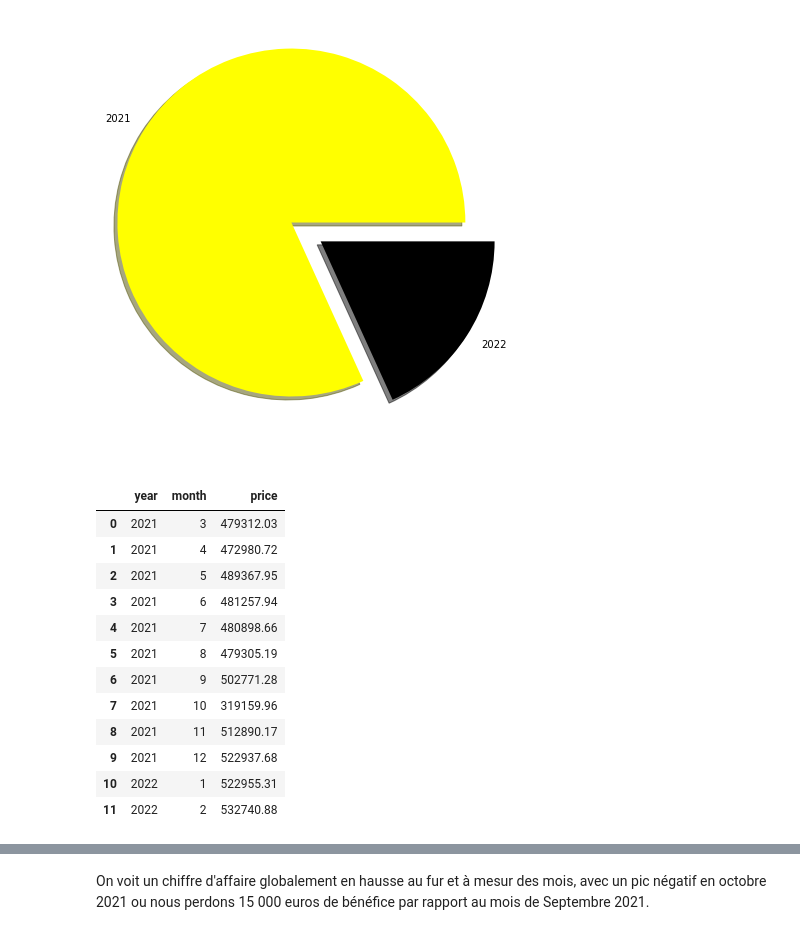
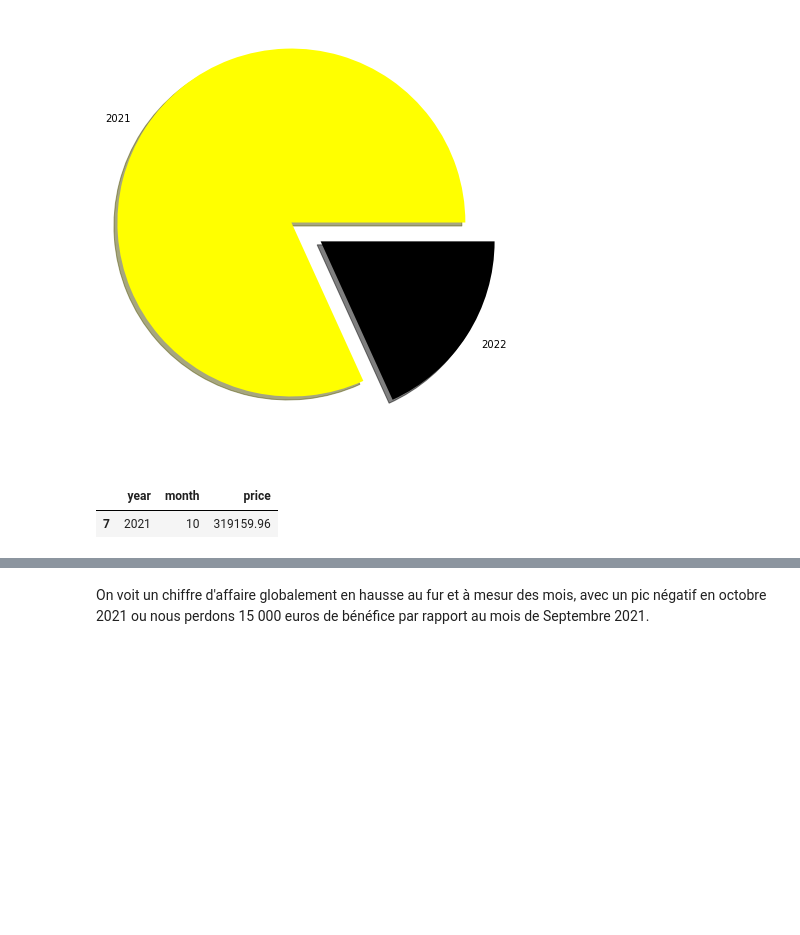
Before and after one commit to brmuloot/Book_Business, a Jupyter notebook: Book_business.ipynb, the cells around one changed output, grey strips where cells are left out. Drawn from its saved outputs; the diff is of its cells as text; code cells hidden in the pictures; blank space fills up the shorter version.

```diff
--- a/Book_business.ipynb
+++ b/Book_business.ipynb
@@ -517,21 +518,10 @@ plt.pie(test.price, labels = test.year,colors=["yellow","black"], explode = [0.2
 # %%
 date_price = pd.DataFrame(df[["price", "year", "month"]].groupby(['year', "month"]).sum())
 date_price.reset_index(inplace = True)
-date_price
+date_price[date_price.month == 10]
 # %% [output]
 |  | year | month | price |
-| 0 | 2021 | 3 | 479312.03 |
-| 1 | 2021 | 4 | 472980.72 |
-| 2 | 2021 | 5 | 489367.95 |
-| 3 | 2021 | 6 | 481257.94 |
-| 4 | 2021 | 7 | 480898.66 |
-| 5 | 2021 | 8 | 479305.19 |
-| 6 | 2021 | 9 | 502771.28 |
 | 7 | 2021 | 10 | 319159.96 |
-| 8 | 2021 | 11 | 512890.17 |
-| 9 | 2021 | 12 | 522937.68 |
-| 10 | 2022 | 1 | 522955.31 |
-| 11 | 2022 | 2 | 532740.88 |
 # %%
 year_month = ["Mar 2021", "Avr 2021", "May 2021", "Jun 2021", "Jul 2021", "Aug 2021", "Sep 2021", "Oct 2021", "Nov 2021", "Dec 2021", "Jan 2022", "Feb 202"]
 date_price = date_price.assign(year_month = year_month)
```
Also changed, not shown: parts of 38 cells of this notebook, 3 other files.
